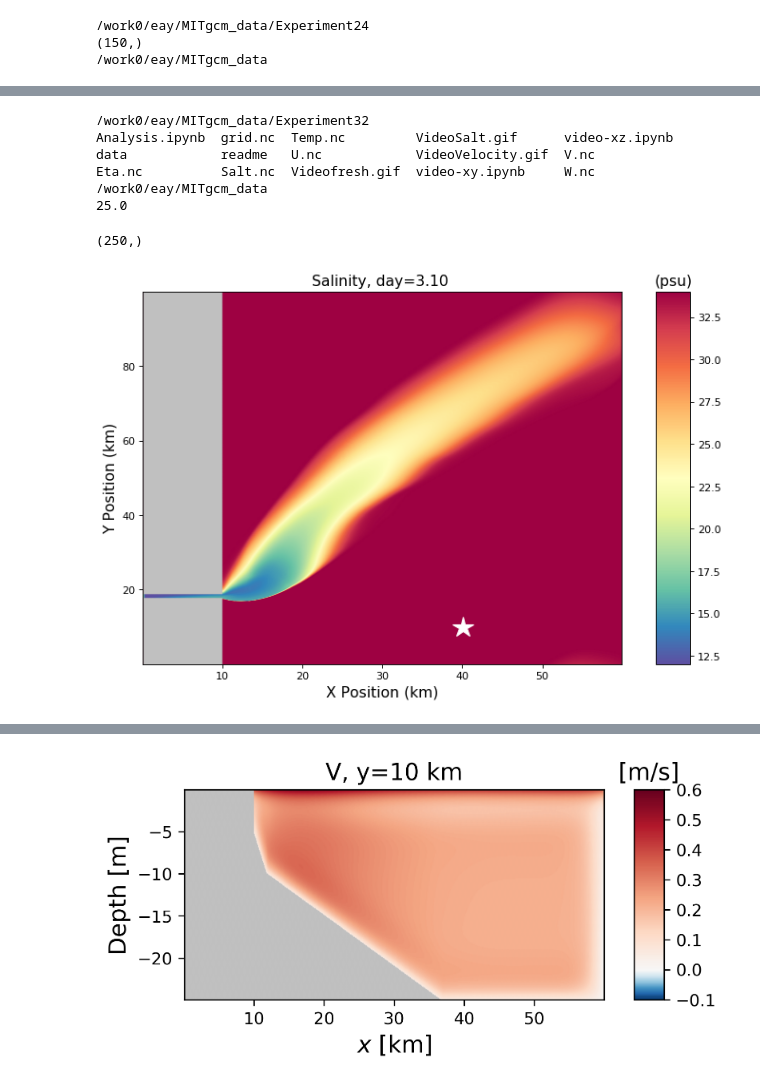
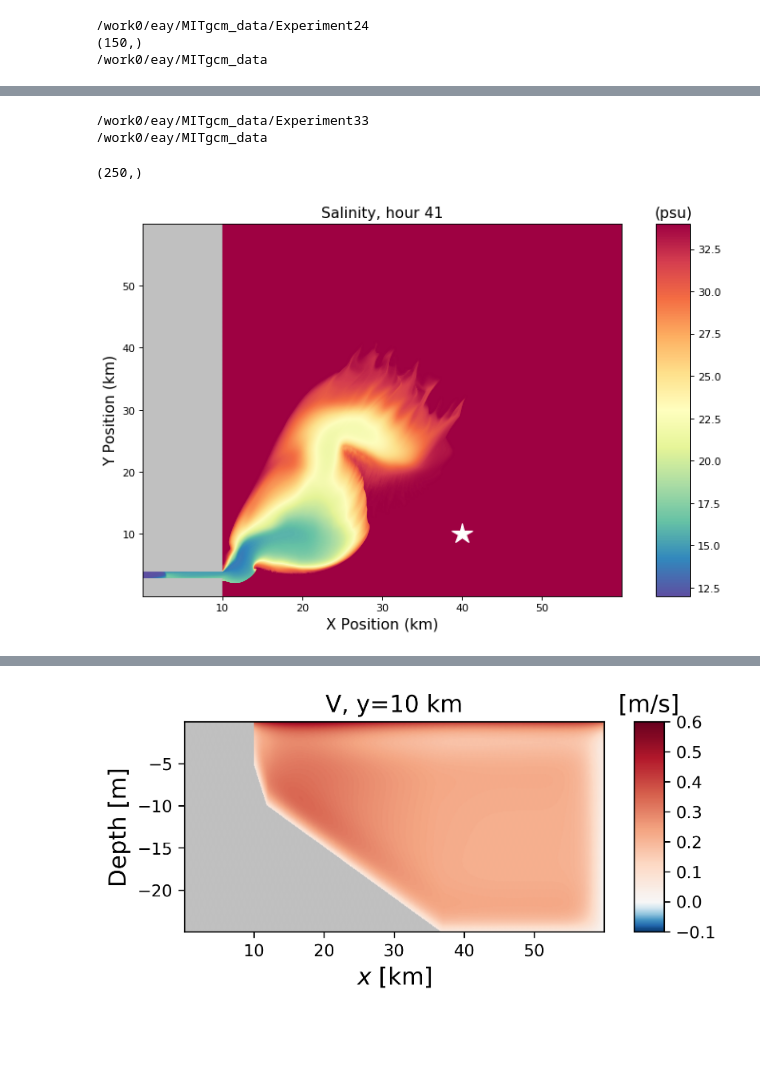
Before and after one commit to ElizabethYankovsky/MITgcm_codes, a Jupyter notebook: Plume_analysis/Ekman layer and velocity transects.ipynb, the cells around one changed output, grey strips where cells are left out. Drawn from its saved outputs; the diff is of its cells as text; code cells hidden in the pictures; blank space fills up the shorter version.

```diff
--- a/Plume_analysis/Ekman layer and velocity transects.ipynb
+++ b/Plume_analysis/Ekman layer and velocity transects.ipynb
@@ -111,38 +70,30 @@ yqmat29=np.transpose(yqmat29)
-# %%
-%cd /work0/eay/MITgcm_data/Experiment32/
-%ls
-NX = 600
-NY= 1000
-NZ = 120
-depth = nc.Dataset('grid.nc').variables['Depth'][:]
-file32_1 = nc.Dataset('Salt.nc')
-file32_2 = nc.Dataset('U.nc')
-file32_3 = nc.Dataset('V.nc')
-file32_4 = nc.Dataset('Eta.nc')
-
-xq32 = (file32_1.variables['X'][:])
-yq32 = (file32_1.variables['Y'][:])
-zl32 = (file32_1.variables['Z'][:])
-Time32 = file32_1.variables['T'][:]
-
-
-xqmat32=np.tile(xq32,(NY,1))
-yqmat32=np.tile(yq32,(NX,1))
-yqmat32=np.transpose(yqmat32)
-
-%cd /work0/eay/MITgcm_data/
-print(depth[100,400])
-# %% [output]
-/work0/eay/MITgcm_data/Experiment32
-Analysis.ipynb  grid.nc  Temp.nc         VideoSalt.gif      video-xz.ipynb
-data            readme   U.nc            VideoVelocity.gif  V.nc
-Eta.nc          Salt.nc  Videofresh.gif  video-xy.ipynb     W.nc
-/work0/eay/MITgcm_data
-25.0
+# %%
+%cd /work0/eay/MITgcm_data/Experiment33/
+file33_1 = nc.MFDataset(['Salt9_2.nc','Salt10_1.nc','Salt10_2.nc','Salt11_1.nc','Salt11_2.nc','Salt12_1.nc','Salt12_2.nc'])
+file33_2 = nc.MFDataset(['U9_2.nc','U10_1.nc','U10_2.nc','U11_1.nc','U11_2.nc','U12_1.nc','U12_2.nc'])
+file33_3 = nc.MFDataset(['V9_2.nc','V10_1.nc','V10_2.nc','V11_1.nc','V11_2.nc','V12_1.nc','V12_2.nc'])
+
+NX = 4000
+NY = 4000
+
+xq33 = (file33_1.variables['X'][:])
+yq33 = (file33_1.variables['Y'][:])
+zl33 = (file33_1.variables['Z'][:])
+Time33 = file33_1.variables['T'][:]
+
+
+xqmat33=np.tile(xq33,(NY,1))
+yqmat33=np.tile(yq33,(NX,1))
+yqmat33=np.transpose(yqmat33)
+
+%cd /work0/eay/MITgcm_data/
+# %% [output]
+/work0/eay/MITgcm_data/Experiment33
+/work0/eay/MITgcm_data
 # %%
 #Reading in u,v velocities and averaging over the first/last 25 time steps, corresponds to 12.5 hours.
-ix = 400 #40.05km in x
-iy = 100 #10.05km in y, originally used 200
+ix = 2667 #40.05km in x
+iy = 667 #10.05km in y, originally used 200
 #U7 = np.nanmean(file7_2['U'][125:150,:,iy,ix],axis=0);
 #V7 = np.nanmean(file7_3['V'][125:150,:,iy,ix],axis=0);
 #U7.shape
@@ -157,6 +108,9 @@ iy = 100 #10.05km in y, originally used 200
 # V29 = np.nanmean(file29_3['V'][85:,:,iy,ix],axis=0);
 
 
-U32 = np.nanmean(file32_2['U'][125:,:,iy,ix],axis=0);
-V32 = np.nanmean(file32_3['V'][125:,:,iy,ix],axis=0);
+#U32 = np.nanmean(file32_2['U'][125:,:,iy,ix],axis=0);
+#V32 = np.nanmean(file32_3['V'][125:,:,iy,ix],axis=0);
+
+U33 = np.nanmean(file33_2['U'][:,:,iy,ix],axis=0);
+V33 = np.nanmean(file33_3['V'][:,:,iy,ix],axis=0);
 # %%
@@ -165,31 +119,33 @@ U32.shape
 (250,)
 # %%
 #Plotting surface salinity
-Salt = file32_1.variables['S'][149,0,:,:]
+Salt = file33_1.variables['S'][-1,0,:,:]
 fig = plt.figure(figsize=(9, 7), dpi= 80, facecolor='w', edgecolor='k')
 ax1 = fig.add_axes([0.15,0.1,0.7,0.7])  #left pos. bottom pos. width, height #ax1 = fig.add_subplot(111)
 ax2 = fig.add_axes([.9, 0.1, 0.05, 0.7])
 
 
-quad1 = ax1.pcolormesh(xq32/1000,yq32/1000,Salt,cmap='Spectral_r',vmin=12.,vmax=34.,shading='gouraud')
+quad1 = ax1.pcolormesh(xq33/1000,yq33/1000,Salt,cmap='Spectral_r',vmin=12.,vmax=34.,shading='gouraud')
 quad1.cmap.set_under('silver')
 #ax1.set_xlim(0,30)
-ax1.plot(xq32[ix]/1000,yq32[iy]/1000,'*w',Markersize=20)
+ax1.plot(xq33[ix]/1000,yq33[iy]/1000,'*w',Markersize=20)
 #ax1.plot(xq24[250]/1000,yq24[iy]/1000,'*c',Markersize=20)
 #ax1.plot(xq24[300]/1000,yq24[iy]/1000,'*c',Markersize=20)
 #ax1.plot(xq24[350]/1000,yq24[iy]/1000,'*c',Markersize=20)
 #ax1.plot(xq24[450]/1000,yq24[iy]/1000,'*c',Markersize=20)
 #ax1.plot(xq24[500]/1000,yq24[iy]/1000,'*c',Markersize=20)
 
-ax1.set_title('Salinity, day=%04.2f ' %(149/48.), fontsize=14)
+ax1.set_title('Salinity, hour 41', fontsize=14)
+#ax1.set_title('Salinity, day=%04.2f ' %(149/48.), fontsize=14)
+
 ax1.set_facecolor((0.92, 0.92, 0.92))
 ax1.set_xlabel('X Position (km)',fontsize=14)
 ax1.set_ylabel('Y Position (km)',fontsize=14)
 cb1 = fig.colorbar(quad1,ax2)
 plt.title('(psu)', fontsize=14)
 plt.show()
 # %% [output]
-[figure, old version]
+[figure, new version]
 # %%
 tau=0.03;
 A_v=1.e-4;
```
Also changed, not shown: parts of 5 cells of this notebook, 22 other files.
